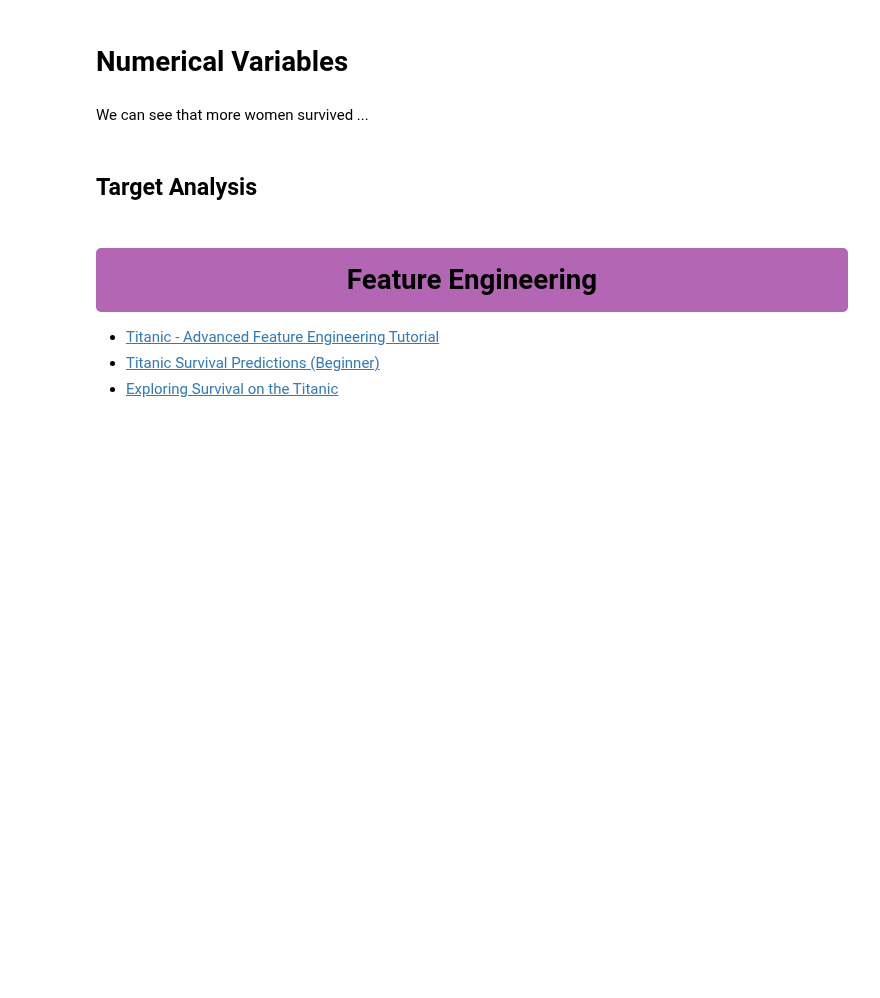
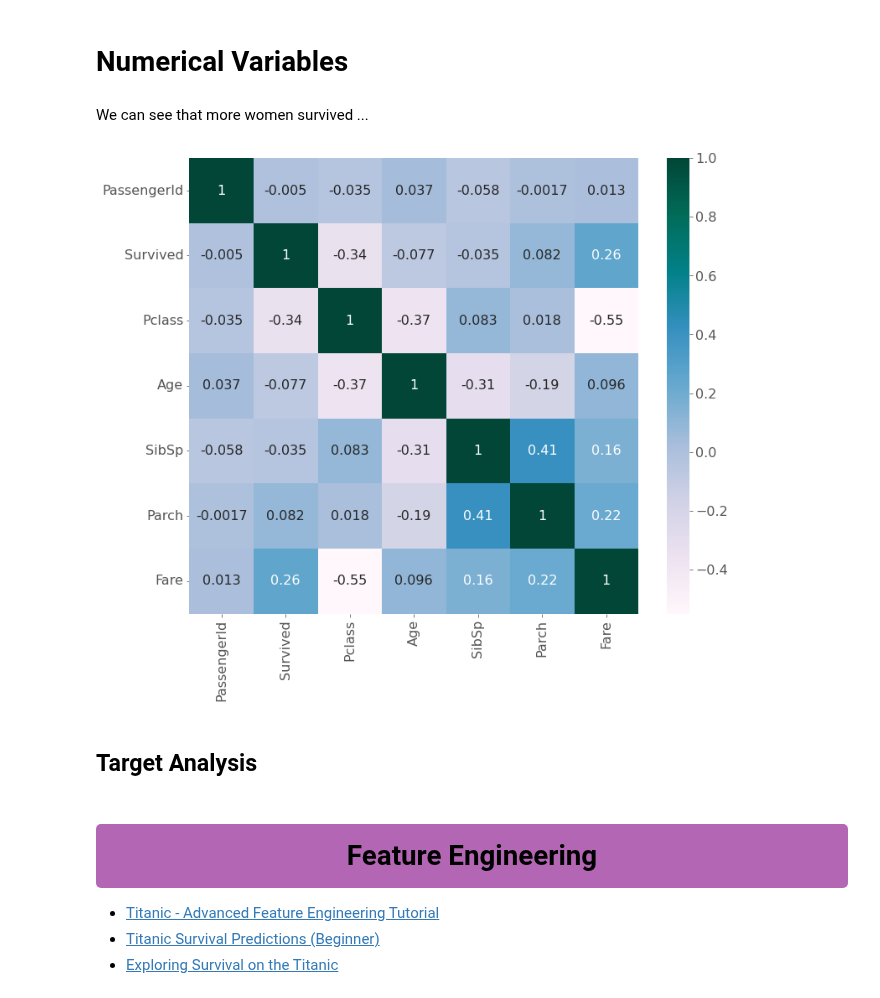
Before and after one commit to melling/ml-kaggle-titanic, a Jupyter notebook: logistic-regression-series.ipynb, the cells around one changed output. Drawn from its saved outputs; the diff is of its cells as text; code cells hidden in the pictures; blank space fills up the shorter version.

```diff
--- a/logistic-regression-series.ipynb
+++ b/logistic-regression-series.ipynb
@@ -189,9 +189,9 @@ color_cycle
 # %%
 mpl.rcParams['font.size'] = 16
 
-custom_colors = ["#ffd670","#70d6ff","#ff4d6d","#8338ec","#90cf8e"]
-customPalette = sns.set_palette(sns.color_palette(custom_colors))
-sns.palplot(sns.color_palette(custom_colors),size=1.5)
+theme_colors = ["#ffd670","#70d6ff","#ff4d6d","#8338ec","#90cf8e"]
+theme_palette = sns.set_palette(sns.color_palette(theme_colors))
+sns.palplot(sns.color_palette(theme_colors),size=1.5)
 plt.tick_params(axis='both', labelsize=0, length = 0)
 # %% [output]
 [figure]
@@ -261,9 +261,11 @@ plt.show()
 # %% [markdown]
 We can see that more women survived ...
 # %%
-# plt.figure(figsize=(10, 10))
-# sns.heatmap(train_df.corr(), annot=True, cmap="PuBuGn")
-# plt.show()
+plt.figure(figsize=(12, 10))
+sns.heatmap(train.corr(), annot=True, cmap="PuBuGn")
+plt.show()
+# %% [output]
+[figure, added]
 # %% [markdown]
 ## Target Analysis
 # %% [markdown]
```
Also changed, not shown: parts of 2 cells of this notebook.
